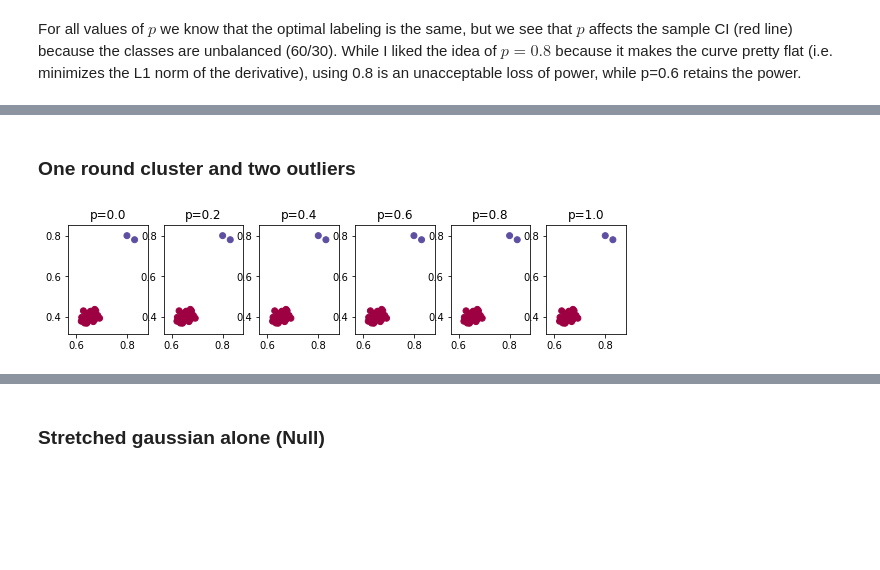
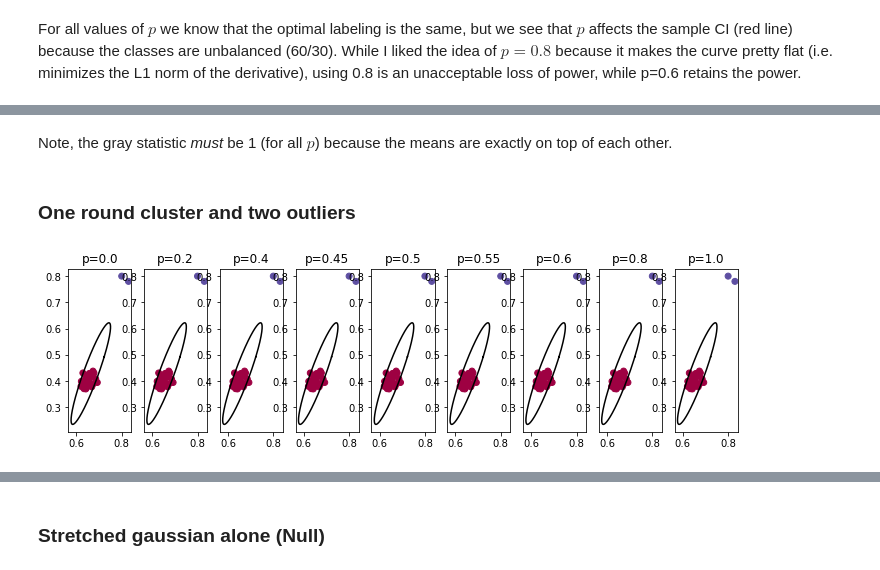
Before and after one commit to thomaskeefe/sigclust, a Jupyter notebook: average_k_means.ipynb, the cells around one changed output, grey strips where cells are left out. Cells and saved outputs as stored; diff of their text form; code cells hidden in the pictures; blank space fills up the shorter version.

```diff
--- a/average_k_means.ipynb
+++ b/average_k_means.ipynb
@@ -431,0 +1049,12 @@ For all values of $p$ we know that the optimal labeling is the same, but we see
+# %%
+clusterers = [sigclust.Avg2Means() for p in ps]
+for p, c in zip(ps, clusterers):
+    c.fit(long_cluster_and_round_cluster4[['x1','x2']], p=p)
+# %%
+sigclusts = []
+for c, p in zip(clusterers, ps):
+    sc = sigclust.sigclust.AvgCISigClust(num_simulations=100, covariance_method='sample_covariance', max_components=2)
+    sc.fit(long_cluster_and_round_cluster4[['x1','x2']].values, c.labels, p=p)
+    sigclusts.append(sc)
+# %%
+balances = [simulate_balances(long_cluster_and_round_cluster4[['x1','x2']], p) for p in ps]
@@ -432,9 +1100,10 @@ For all values of $p$ we know that the optimal labeling is the same, but we see
+# %% [markdown]
+Note, the gray statistic *must* be 1 (for all $p$) because the means are exactly on top of each other.
 # %% [markdown]
 ### One round cluster and two outliers
 # %%
 round_plus_outliers = toy[toy['label'].isin([2,4])]
 # %%
-clusterers = [sigclust.Avg2Means() for i in range(6)]
-for i, c in enumerate(clusterers):
-    p = i/5
+clusterers = [sigclust.Avg2Means() for p in ps]
+for p, c in zip(ps, clusterers):
     c.fit(round_plus_outliers[['x1','x2']].values, p)
@@ -441,11 +1112,10 @@ for i, c in enumerate(clusterers):
 # %%
-fig, axs = plt.subplots(1,6, figsize=(10,2))
-for i,c in enumerate(clusterers):
-    ax = axs[i]
-    ax.set_title(f"p={i/5}")
-    labels = c.labels
-    ax.scatter(round_plus_outliers['x1'], round_plus_outliers['x2'], c=labels, cmap='Spectral')
+fig, axs = plt.subplots(1,len(ps), figsize=(12,3))
+for ax, p, c in zip(axs, ps, clusterers):
+    ax.set_title(f"p={p}")
+    ax.scatter(round_plus_outliers['x1'], round_plus_outliers['x2'], c=c.labels, cmap='Spectral')
+    plot_ellipse(round_plus_outliers[['x1','x2']], ax, color='black')
 # %% [output]
-[figure, old version]
+[figure, new version]
 # %%
 sigclusts = []
```
Also changed, not shown: parts of 116 cells of this notebook, 3 other files.
